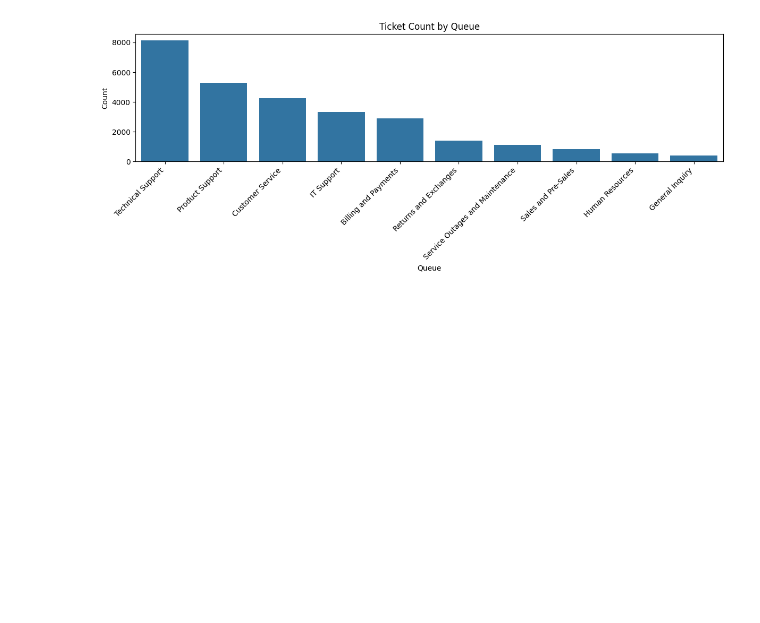
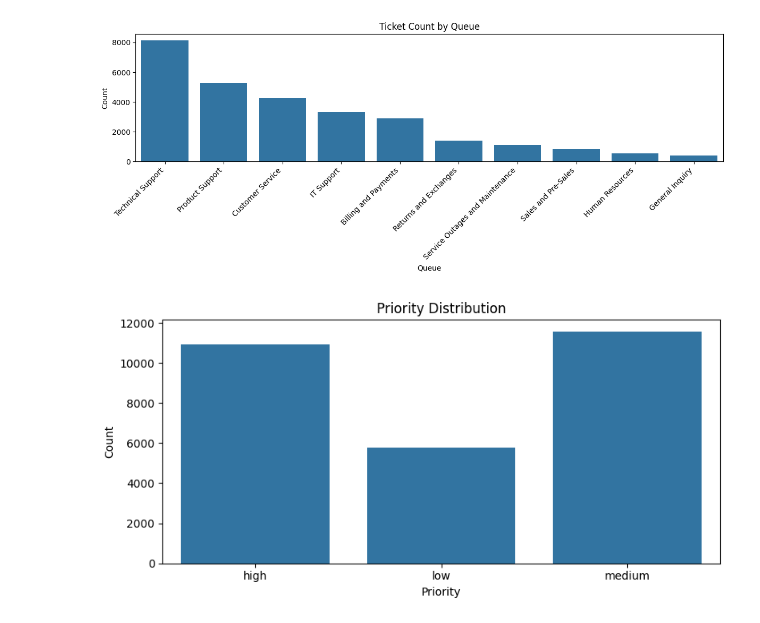
Before and after one commit to mdmohsin212/Kaggle-competitions, a Jupyter notebook: Support Ticket Intelligence/notebook/support_ticket.ipynb, the cells around one changed output. Saved outputs shown, nothing was run; the diff lists cells and outputs as text; code cells hidden in the pictures; blank space fills up the shorter version.

```diff
--- a/Support Ticket Intelligence/notebook/support_ticket.ipynb
+++ b/Support Ticket Intelligence/notebook/support_ticket.ipynb
@@ -214,3 +214,15 @@ plt.tight_layout()
 plt.show()
 # %% [output]
 [figure]
+# %%
+priority_counts = work_df[priority_col].value_counts().sort_index()
+
+plt.figure(figsize=(8, 4))
+sns.barplot(x=priority_counts.index.astype(str), y=priority_counts.values)
+plt.title("Priority Distribution")
+plt.xlabel("Priority")
+plt.ylabel("Count")
+plt.tight_layout()
+plt.show()
+# %% [output]
+[figure, added]
```
Also changed, not shown: parts of 1 cell of this notebook.
